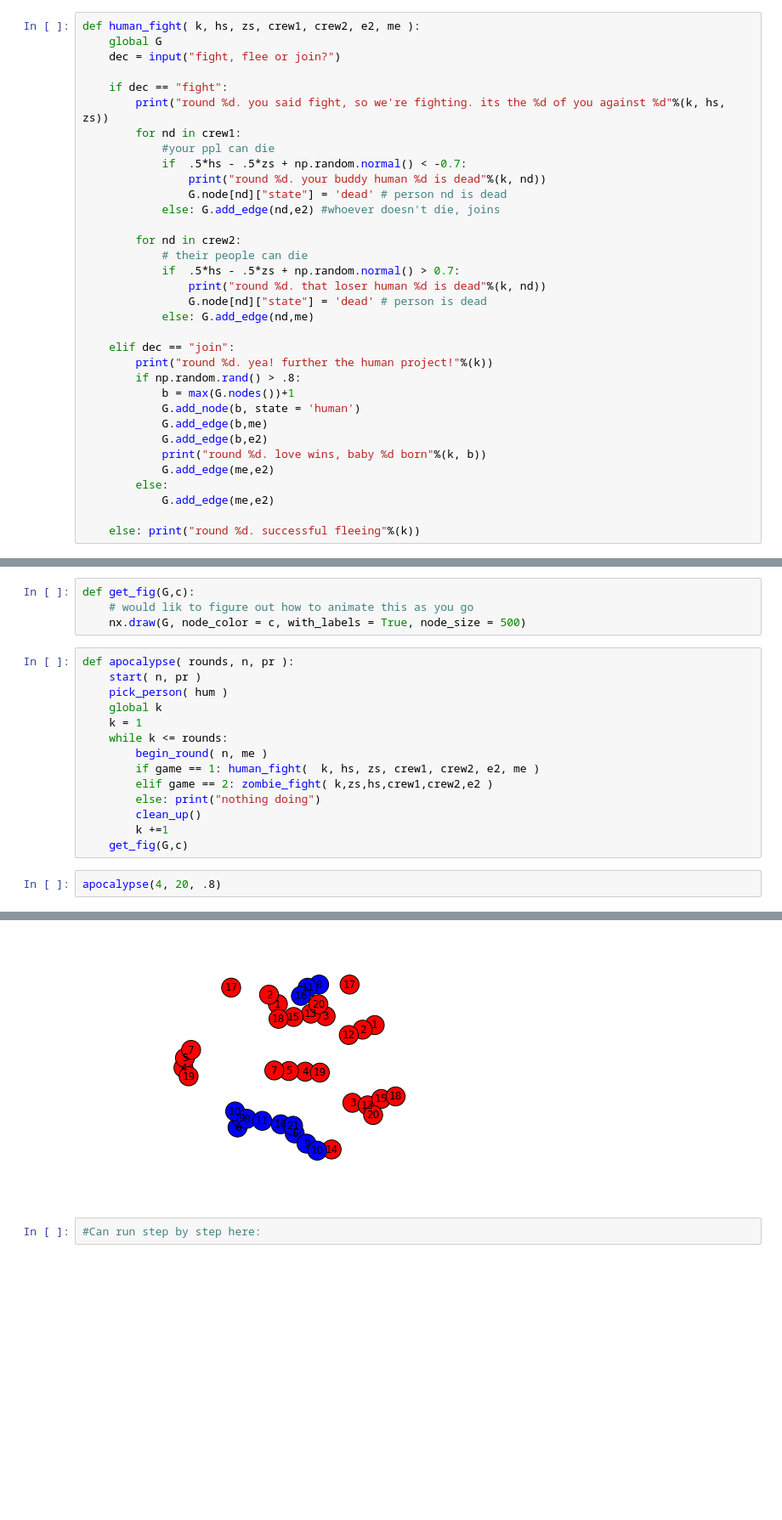
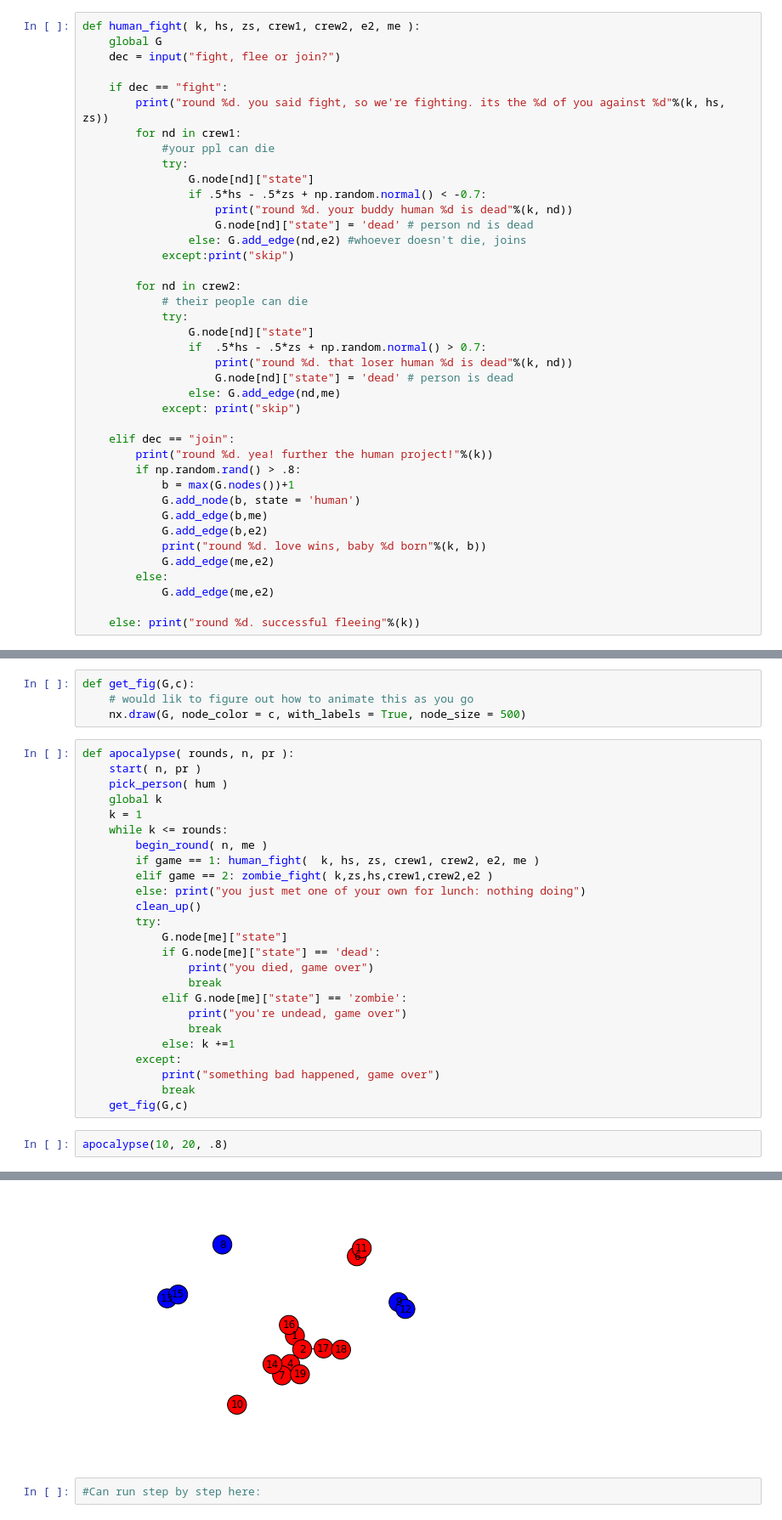
Before and after one commit to jackiemauro/flotsam-jacksam, a Jupyter notebook: Zombies-network.ipynb, the cells around one changed output, grey strips where cells are left out. Shown: that part at 85% size. Cells and saved outputs as stored; diff of their text form; blank space fills up the shorter version.

```diff
--- a/Zombies-network.ipynb
+++ b/Zombies-network.ipynb
@@ -92,17 +92,23 @@ def human_fight( k, hs, zs, crew1, crew2, e2, me ):
         print("round %d. you said fight, so we're fighting. its the %d of you against %d"%(k, hs, zs))
         for nd in crew1:
             #your ppl can die
-            if  .5*hs - .5*zs + np.random.normal() < -0.7:
-                print("round %d. your buddy human %d is dead"%(k, nd))
-                G.node[nd]["state"] = 'dead' # person nd is dead
-            else: G.add_edge(nd,e2) #whoever doesn't die, joins
+            try:
+                G.node[nd]["state"]
+                if .5*hs - .5*zs + np.random.normal() < -0.7:
+                    print("round %d. your buddy human %d is dead"%(k, nd))
+                    G.node[nd]["state"] = 'dead' # person nd is dead
+                else: G.add_edge(nd,e2) #whoever doesn't die, joins
+            except:print("skip")
 
         for nd in crew2:
             # their people can die
-            if  .5*hs - .5*zs + np.random.normal() > 0.7:
-                print("round %d. that loser human %d is dead"%(k, nd))
-                G.node[nd]["state"] = 'dead' # person is dead
-            else: G.add_edge(nd,me)
+            try:
+                G.node[nd]["state"]
+                if  .5*hs - .5*zs + np.random.normal() > 0.7:
+                    print("round %d. that loser human %d is dead"%(k, nd))
+                    G.node[nd]["state"] = 'dead' # person is dead
+                else: G.add_edge(nd,me)
+            except: print("skip")
 
     elif dec == "join":
         print("round %d. yea! further the human project!"%(k))
@@ -164,10 +174,21 @@ def apocalypse( rounds, n, pr ):
         begin_round( n, me )
         if game == 1: human_fight(  k, hs, zs, crew1, crew2, e2, me )
         elif game == 2: zombie_fight( k,zs,hs,crew1,crew2,e2 )
-        else: print("nothing doing")
+        else: print("you just met one of your own for lunch: nothing doing")
         clean_up()
-        k +=1
+        try:
+            G.node[me]["state"]
+            if G.node[me]["state"] == 'dead':
+                print("you died, game over")
+                break
+            elif G.node[me]["state"] == 'zombie':
+                print("you're undead, game over")
+                break
+            else: k +=1
+        except:
+            print("something bad happened, game over")
+            break
     get_fig(G,c)
 # %%
-apocalypse(4, 20, .8)
+apocalypse(10, 20, .8)
 # %% [output]
@@ -183,4 +205,4 @@ round 4. 2 zombies attacking 7 humans
-[figure, old version]
+[figure, new version]
 # %%
 #Can run step by step here:
 # %%
```
Also changed, not shown: parts of 2 cells of this notebook.
